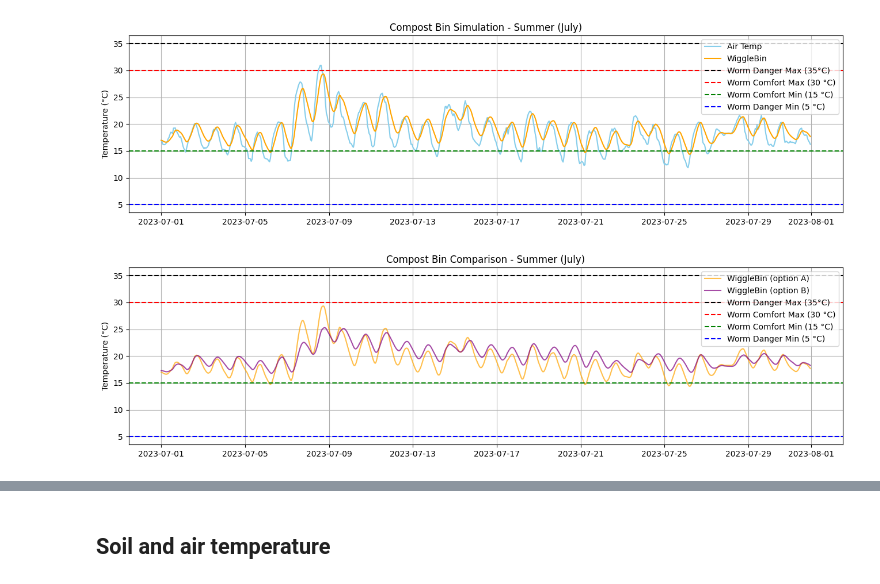
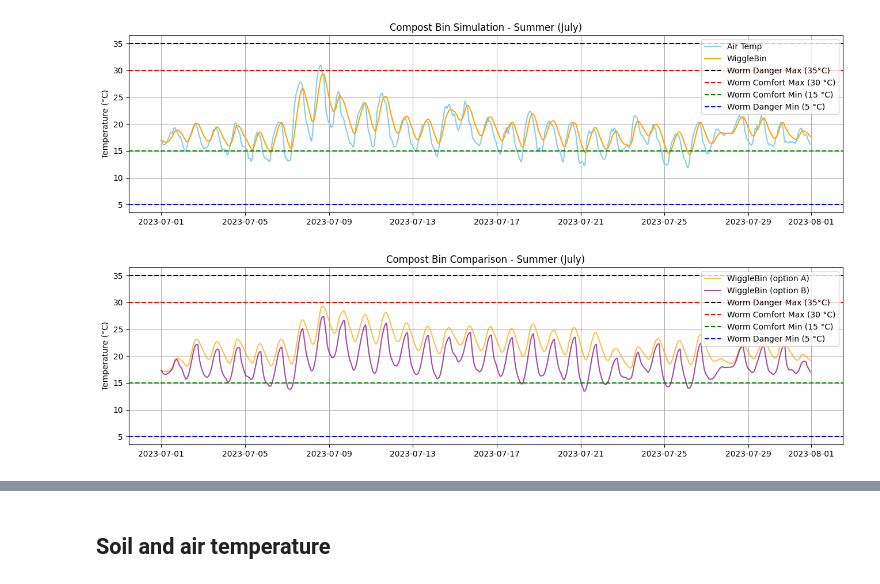
Before and after one commit to wiggle-bin/wiggle-research, a Jupyter notebook: wiggle-weather-assessment-ERA5.ipynb, the cells around one changed output, grey strips where cells are left out. Saved outputs shown, nothing was run; the diff lists cells and outputs as text; code cells hidden in the pictures.

```diff
--- a/wiggle-weather-assessment-ERA5.ipynb
+++ b/wiggle-weather-assessment-ERA5.ipynb
@@ -141,32 +201,32 @@ plt.show()
 # %%
 df_summer['bin_option_a'] = simulate(
     df_summer,
     color='white',
     insulation=True,
-    in_shade=True
+    use_soil_as_ambient=True,
 )
 df_summer['bin_option_b'] = simulate(
     df_summer,
-    color='black',
+    color='white',
     insulation=True,
-    in_shade=True,
-    use_soil_as_ambient=True
+    use_soil_as_ambient=True,
+    smart_venting_lid=True,
 )
 
 plt.figure(figsize=(16, 4))
 plt.plot(df_summer.index, df_summer['bin_option_a'], label='WiggleBin (option A)', color='orange', alpha=0.7)
 plt.plot(df_summer.index, df_summer['bin_option_b'], label='WiggleBin (option B)', color='purple', alpha=0.7)
 plt.title("Compost Bin Comparison - Summer (July)")
 plt.ylabel("Temperature (°C)")
 plt.axhline(35, linestyle='--', color='black', label='Worm Danger Max (35°C)')
 plt.axhline(30, linestyle='--', color='red', label='Worm Comfort Max (30 °C)')
 plt.axhline(15, linestyle='--', color='green', label='Worm Comfort Min (15 °C)')
 plt.axhline(5, linestyle='--', color='blue', label='Worm Danger Min (5 °C)')
 plt.legend(loc='upper right')
 plt.grid()
 plt.show()
 # %% [output]
-[figure, old version]
+[figure, new version]
 # %%
 df_winter = df[df['month'] == 1].copy()
 
```
Also changed, not shown: parts of 4 cells of this notebook.
